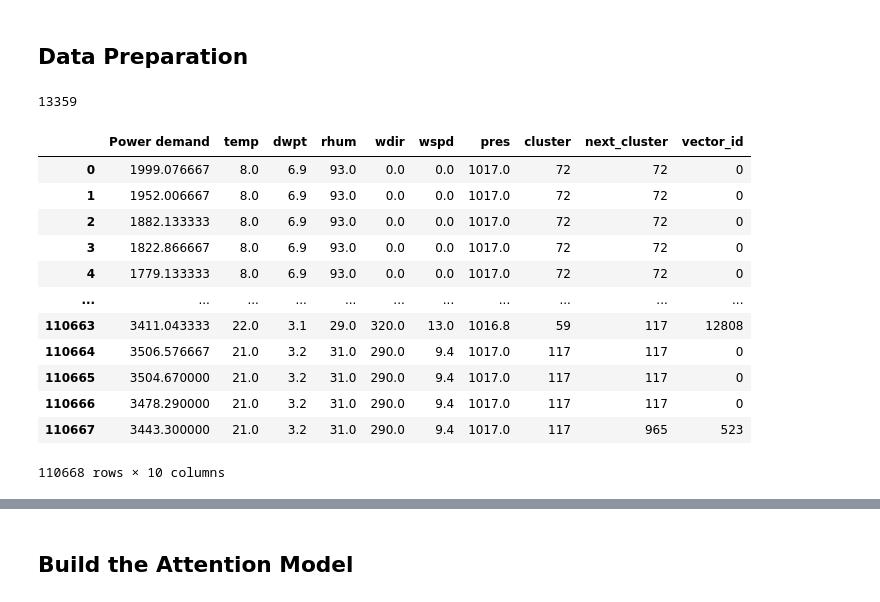
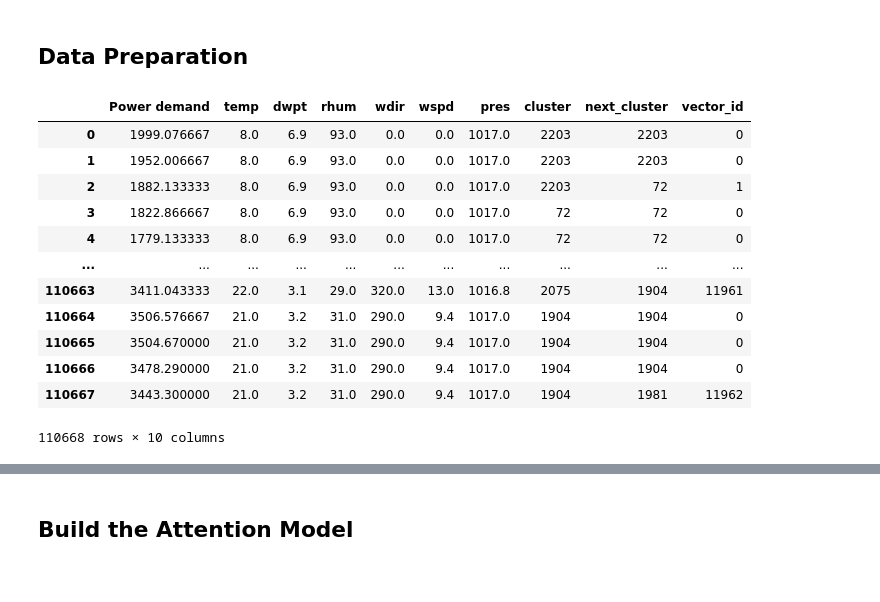
Before and after one commit to martinlie/vector-tokenizer, a Jupyter notebook: vector-tokenizer/3 train.ipynb, the cells around one changed output, grey strips where cells are left out. Drawn from its saved outputs; the diff is of its cells as text; code cells hidden in the pictures.

```diff
--- a/vector-tokenizer/3 train.ipynb
+++ b/vector-tokenizer/3 train.ipynb
@@ -65,27 +68,26 @@ rng_key = jax.random.PRNGKey(128)
 # %%
 with open('vocab.pickle', 'rb') as f:
     loaded_data = pickle.load(f)
 
-vocab_size = len(loaded_data['vocab'])
-print(vocab_size)
+#vocab_size = len(loaded_data['vocab'])
+#print(vocab_size)
 
 X = pd.read_parquet("X.parquet")
 X
 # %% [output]
+|  | Power demand | temp | dwpt | rhum | wdir | wspd | pres | cluster | next_cluster | vector_id |
+| 0 | 1999.076667 | 8.0 | 6.9 | 93.0 | 0.0 | 0.0 | 1017.0 | 2203 | 2203 | 0 |
+| 1 | 1952.006667 | 8.0 | 6.9 | 93.0 | 0.0 | 0.0 | 1017.0 | 2203 | 2203 | 0 |
+| 2 | 1882.133333 | 8.0 | 6.9 | 93.0 | 0.0 | 0.0 | 1017.0 | 2203 | 72 | 1 |
+| 3 | 1822.866667 | 8.0 | 6.9 | 93.0 | 0.0 | 0.0 | 1017.0 | 72 | 72 | 0 |
+| 4 | 1779.133333 | 8.0 | 6.9 | 93.0 | 0.0 | 0.0 | 1017.0 | 72 | 72 | 0 |
+| ... | ... | ... | ... | ... | ... | ... | ... | ... | ... | ... |
+| 110663 | 3411.043333 | 22.0 | 3.1 | 29.0 | 320.0 | 13.0 | 1016.8 | 2075 | 1904 | 11961 |
+| 110664 | 3506.576667 | 21.0 | 3.2 | 31.0 | 290.0 | 9.4 | 1017.0 | 1904 | 1904 | 0 |
+| 110665 | 3504.670000 | 21.0 | 3.2 | 31.0 | 290.0 | 9.4 | 1017.0 | 1904 | 1904 | 0 |
+| 110666 | 3478.290000 | 21.0 | 3.2 | 31.0 | 290.0 | 9.4 | 1017.0 | 1904 | 1904 | 0 |
+| 110667 | 3443.300000 | 21.0 | 3.2 | 31.0 | 290.0 | 9.4 | 1017.0 | 1904 | 1981 | 11962 |
-13359
+110668 rows × 10 columns
-|  | Power demand | temp | dwpt | rhum | wdir | wspd | pres | cluster | next_cluster | vector_id |
-| 0 | 1999.076667 | 8.0 | 6.9 | 93.0 | 0.0 | 0.0 | 1017.0 | 72 | 72 | 0 |
-| 1 | 1952.006667 | 8.0 | 6.9 | 93.0 | 0.0 | 0.0 | 1017.0 | 72 | 72 | 0 |
-| 2 | 1882.133333 | 8.0 | 6.9 | 93.0 | 0.0 | 0.0 | 1017.0 | 72 | 72 | 0 |
-| 3 | 1822.866667 | 8.0 | 6.9 | 93.0 | 0.0 | 0.0 | 1017.0 | 72 | 72 | 0 |
-| 4 | 1779.133333 | 8.0 | 6.9 | 93.0 | 0.0 | 0.0 | 1017.0 | 72 | 72 | 0 |
-| ... | ... | ... | ... | ... | ... | ... | ... | ... | ... | ... |
-| 110663 | 3411.043333 | 22.0 | 3.1 | 29.0 | 320.0 | 13.0 | 1016.8 | 59 | 117 | 12808 |
-| 110664 | 3506.576667 | 21.0 | 3.2 | 31.0 | 290.0 | 9.4 | 1017.0 | 117 | 117 | 0 |
-| 110665 | 3504.670000 | 21.0 | 3.2 | 31.0 | 290.0 | 9.4 | 1017.0 | 117 | 117 | 0 |
-| 110666 | 3478.290000 | 21.0 | 3.2 | 31.0 | 290.0 | 9.4 | 1017.0 | 117 | 117 | 0 |
-| 110667 | 3443.300000 | 21.0 | 3.2 | 31.0 | 290.0 | 9.4 | 1017.0 | 117 | 965 | 523 |
-110668 rows × 10 columns
 # %%
 # Test
 df_slice = X.iloc[100:224]
```
Also changed, not shown: parts of 11 cells of this notebook, 3 other files.
